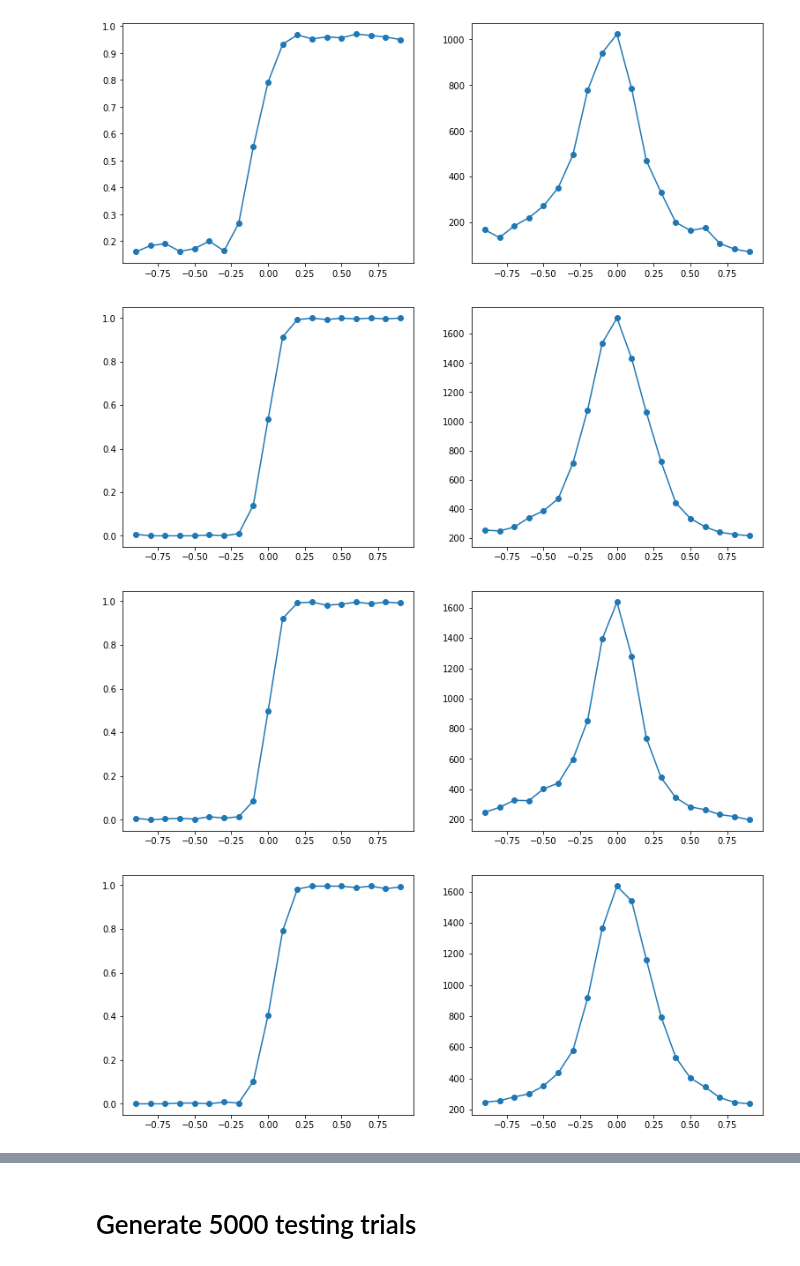
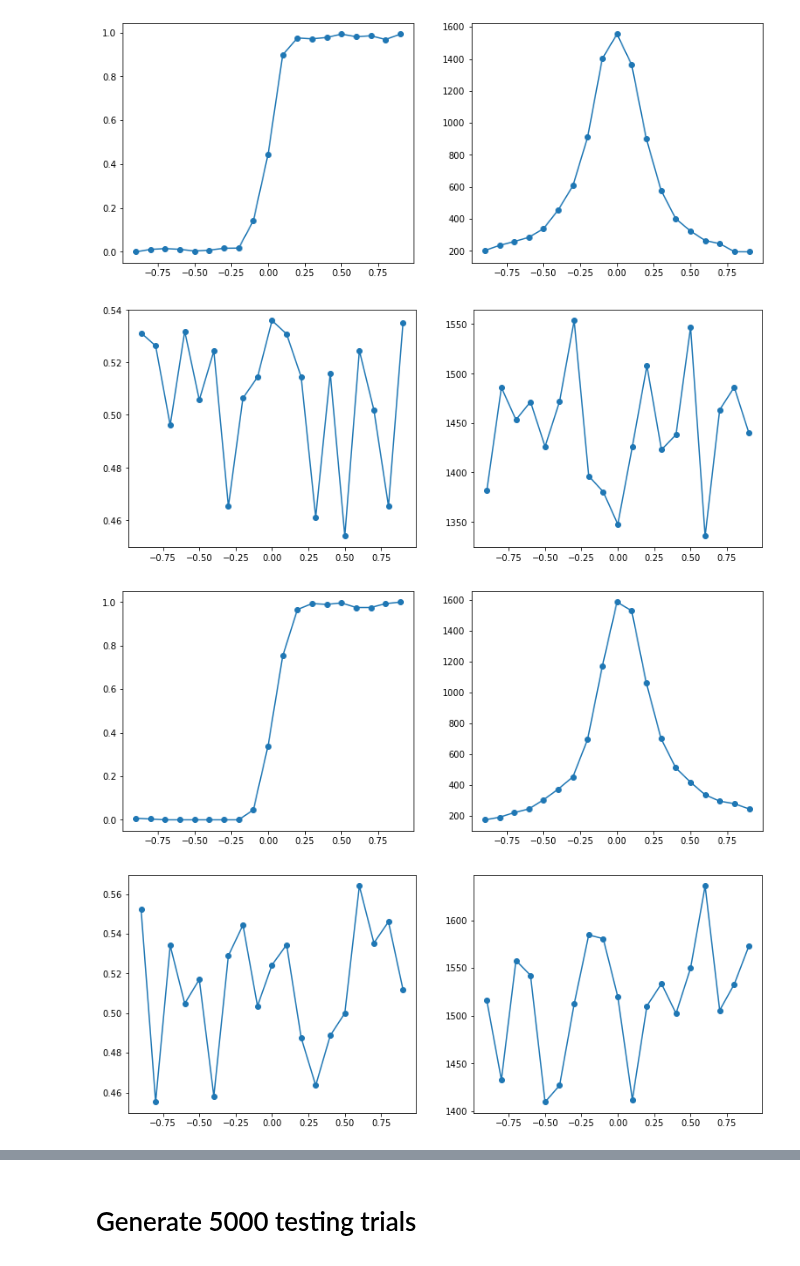
Before and after one commit to trustyuke/PsychRNN, a Jupyter notebook: analyze.ipynb, the cells around one changed output, grey strips where cells are left out. Cells and saved outputs as stored; diff of their text form; code cells hidden in the pictures.

```diff
--- a/analyze.ipynb
+++ b/analyze.ipynb
@@ -22,21 +24,21 @@ for i in range(10):
 # %%
 # plot session summary for all 10 rounds of a given noise
 for i in range(10):
-    resultFile = "./resultData/summary_recNoise2round" + str(i) + ".csv"
+    resultFile = "./resultData/summary_recNoise2.4round" + str(i) + ".csv"
     checker_df = pd.read_csv(resultFile)
 
     checker_mean = checker_df.groupby('coherence_bin').mean().reset_index()
 
     plt.figure(figsize=(13, 5))
     plt.subplot(1,2,1)
     plt.plot(checker_mean['coherence_bin'], checker_mean['green_decision'])
     plt.scatter(checker_mean['coherence_bin'], checker_mean['green_decision'])
 
     plt.subplot(1,2,2)
     plt.plot(checker_mean['coherence_bin'], checker_mean['decision_time'])
     plt.scatter(checker_mean['coherence_bin'], checker_mean['decision_time'])
 # %% [output]
-[figure, old version]
+[figure, new version]
-[figure, old version]
+[figure, new version]
-[figure, old version]
+[figure, new version]
-[figure, old version]
+[figure, new version]
```
Also changed, not shown: parts of 2 cells of this notebook, 5 other files.
